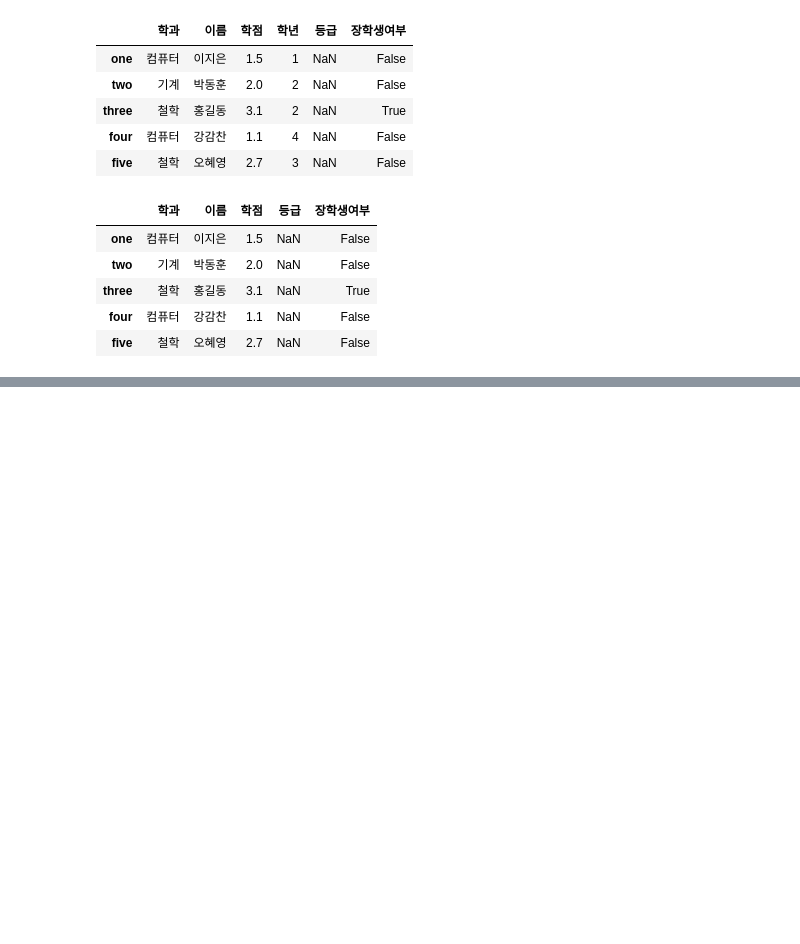
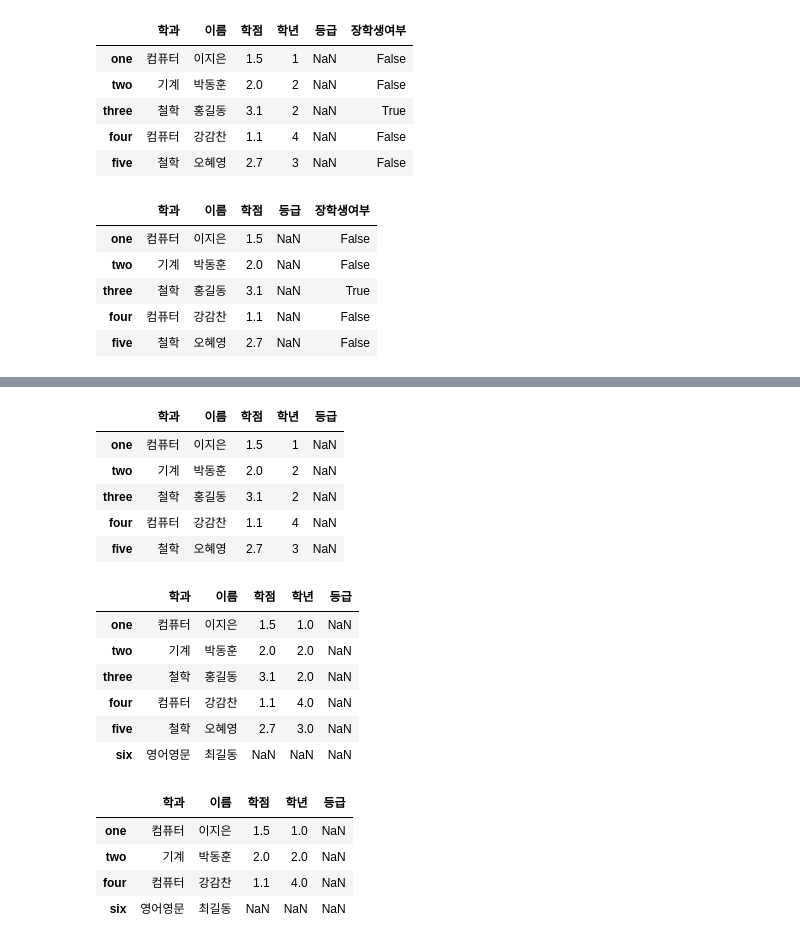
Before and after one commit to sehun4239/Data-analysis-Machine-Learning-Basic, a Jupyter notebook: 02.pandas.ipynb, the cells around one changed output, grey strips where cells are left out. Cells and saved outputs as stored; diff of their text form; code cells hidden in the pictures; blank space fills up the shorter version.

Commit message:
pandas function

```diff
--- a/02.pandas.ipynb
+++ b/02.pandas.ipynb
@@ -916,0 +1016,44 @@ df = pd.DataFrame(data,
+# %%
+import numpy as np
+import pandas as pd
+
+data = { '이름':['이지은', '박동훈', '홍길동', '강감찬', '오혜영'],
+       '학과':['컴퓨터', '기계', '철학', '컴퓨터', '철학'],
+       '학년':[1, 2, 2, 4, 3],
+       '학점':[1.5, 2.0, 3.1, 1.1, 2.7]}
+
+df = pd.DataFrame(data,
+                 columns=['학과','이름','학점','학년', '등급'],
+                 index=['one', 'two', 'three', 'four', 'five'])
+
+display(df)
+
+# 새로운 행을 추가할려면 어떻게 해야 할까?
+# df.loc['six', :] = ['영어영문', '최길동', 4.0, 3, 'A']
+
+df.loc['six', ['학과','이름']] = ['영어영문', '최길동']
+
+display(df)
+
+# DataFrame에서 특정 행을 삭제해 보아요
+# display(df.drop('학점', axis=1, inplace=False)) # column 지우는법
+display(df.drop(['three','five'], axis=0, inplace=False)) # row 지우는법
+# %% [output]
+|  | 학과 | 이름 | 학점 | 학년 | 등급 |
+| one | 컴퓨터 | 이지은 | 1.5 | 1 | NaN |
+| two | 기계 | 박동훈 | 2.0 | 2 | NaN |
+| three | 철학 | 홍길동 | 3.1 | 2 | NaN |
+| four | 컴퓨터 | 강감찬 | 1.1 | 4 | NaN |
+| five | 철학 | 오혜영 | 2.7 | 3 | NaN |
+|  | 학과 | 이름 | 학점 | 학년 | 등급 |
+| one | 컴퓨터 | 이지은 | 1.5 | 1.0 | NaN |
+| two | 기계 | 박동훈 | 2.0 | 2.0 | NaN |
+| three | 철학 | 홍길동 | 3.1 | 2.0 | NaN |
+| four | 컴퓨터 | 강감찬 | 1.1 | 4.0 | NaN |
+| five | 철학 | 오혜영 | 2.7 | 3.0 | NaN |
+| six | 영어영문 | 최길동 | NaN | NaN | NaN |
+|  | 학과 | 이름 | 학점 | 학년 | 등급 |
+| one | 컴퓨터 | 이지은 | 1.5 | 1.0 | NaN |
+| two | 기계 | 박동훈 | 2.0 | 2.0 | NaN |
+| four | 컴퓨터 | 강감찬 | 1.1 | 4.0 | NaN |
+| six | 영어영문 | 최길동 | NaN | NaN | NaN |
```
Also changed, not shown: parts of 13 cells of this notebook.
